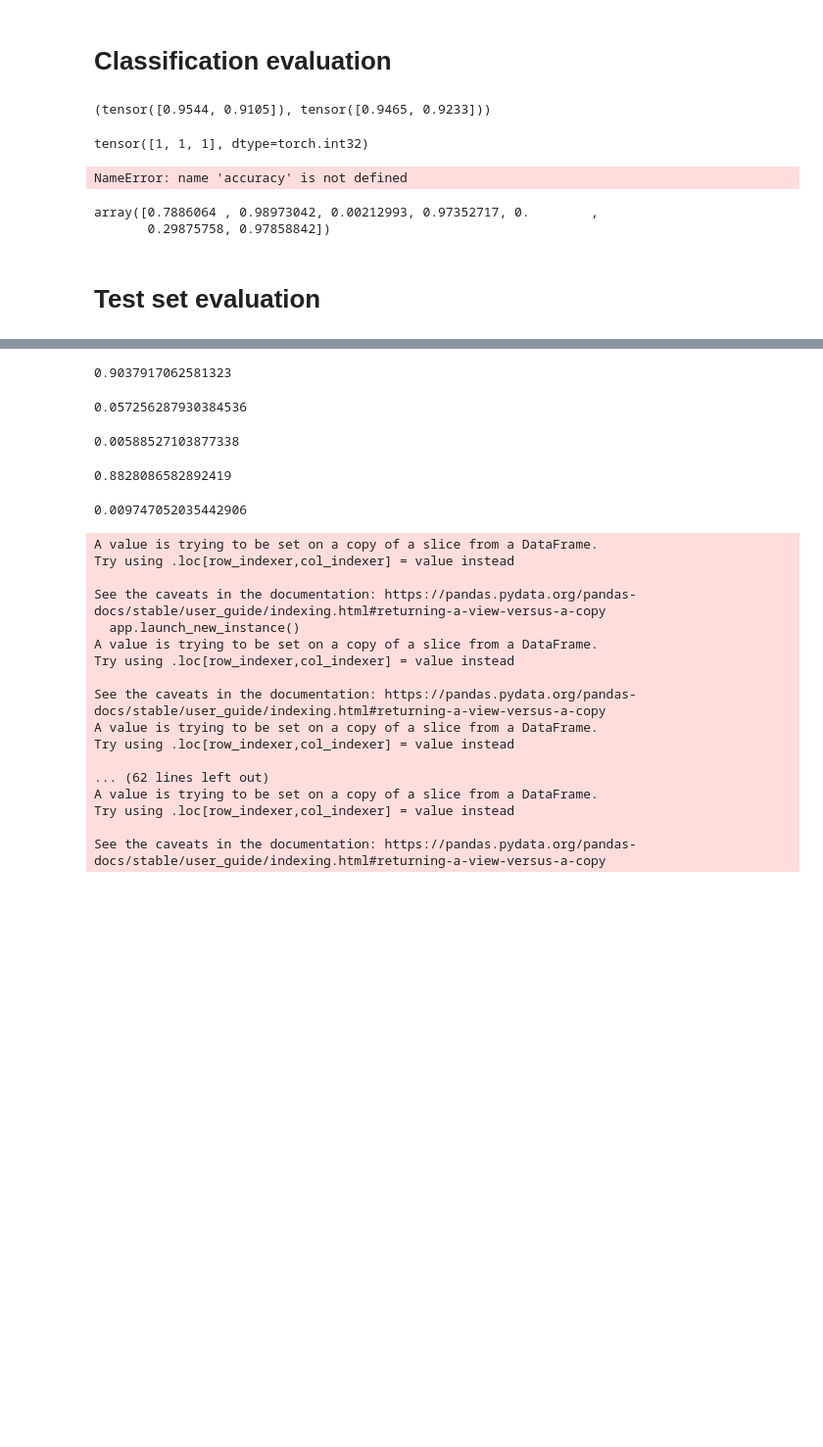
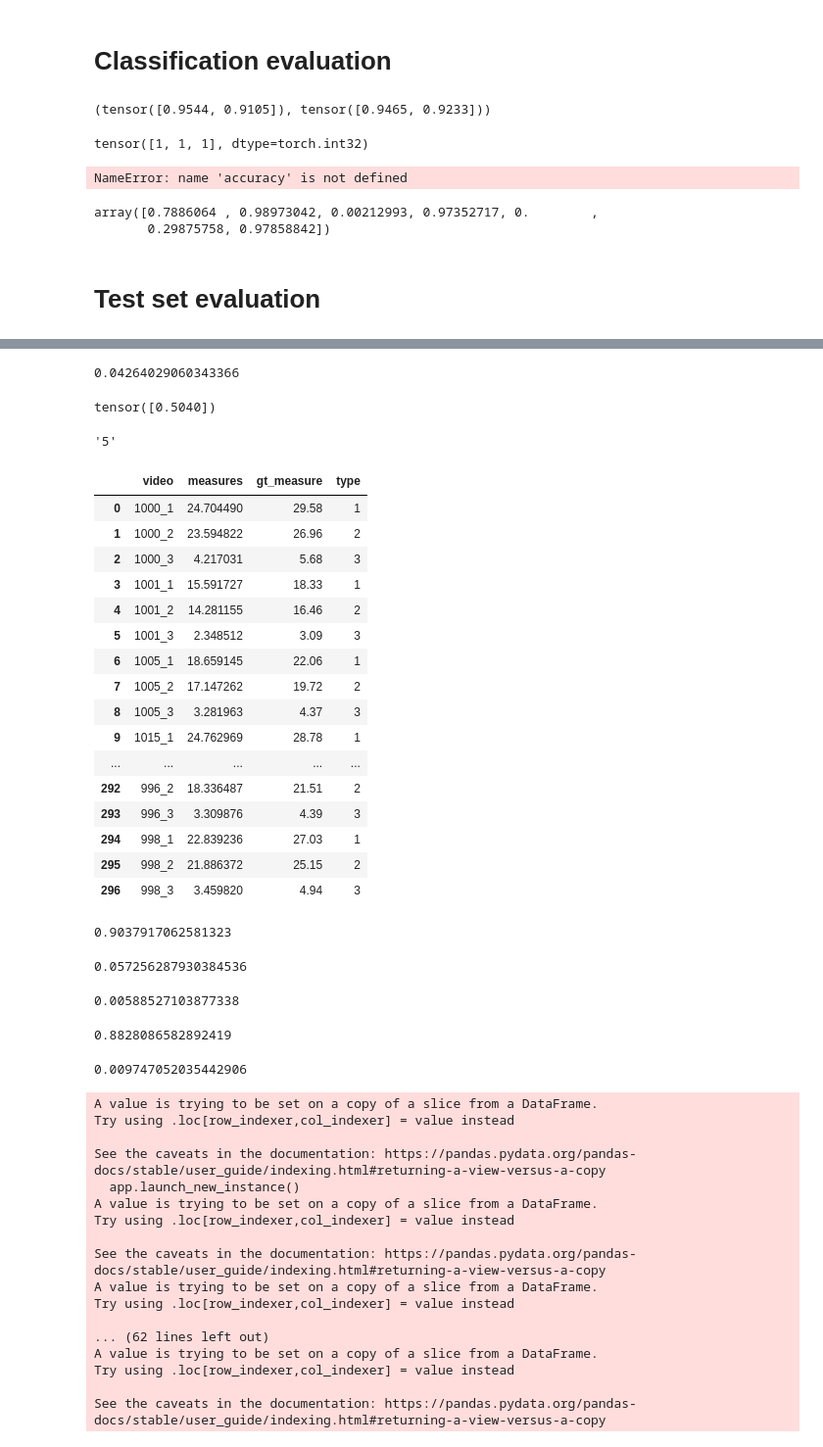
Before and after one commit to karolpustelnik/Fetal-RL, a Jupyter notebook: data_preparation/test_data/val_set_metrics.ipynb, the cells around one changed output, grey strips where cells are left out. Shown: that part at 98% size. Cells and saved outputs as stored; diff of their text form; code cells hidden in the pictures; blank space fills up the shorter version.

```diff
--- a/data_preparation/test_data/val_set_metrics.ipynb
+++ b/data_preparation/test_data/val_set_metrics.ipynb
@@ -264,0 +320,4 @@ import pingouin as pg
+# %%
+data_merged = pd.merge(gt_data_filtered, efw_pred, left_on='ID', right_on='ID', how='left')
+# %%
+data_merged = data_merged.dropna()
@@ -264,0 +328,2 @@ import pingouin as pg
+# %%
+results_reg = pd.read_csv('/data/kpusteln/Fetal-RL/data_preparation/test_data/results_reg_kfa_new_detector.csv')
@@ -267,7 +352,7 @@ results = []
 measures_all = pd.DataFrame()
 mape_list = []
 for name in ['kasia', 'kinga', 'natalia', 'paula', 'robert', 'tomasz']:
-    results_reg = pd.read_csv('/data/kpusteln/Fetal-RL/data_preparation/test_data/results_reg_baseline.csv')
+    results_reg = pd.read_csv('/data/kpusteln/Fetal-RL/data_preparation/test_data/results_reg_kfa_new_detector.csv')
     gt_data = pd.read_csv(f'/data/kpusteln/Fetal-RL/data_preparation/test_data/{name}_biometry.csv')
     gt_data['HC'] = gt_data['HC'].str.replace(',', '.').astype(float)
     gt_data['BPD'] = gt_data['BPD'].str.replace(',', '.').astype(float)
@@ -450,0 +536,4 @@ MAE 0.6583137764609863
+# %%
+np.mean(mape_list)
+# %% [output]
+0.04264029060343366
@@ -451,3 +542,31 @@ MAE 0.6583137764609863
+# %%
+output[:, 5]
+# %% [output]
+tensor([0.5040])
+# %%
+video.split('_')[1]
+# %% [output]
+'5'
+# %%
+data_merged_grouped
+# %% [output]
+|  | video | measures | gt_measure | type |
+| 0 | 1000_1 | 24.704490 | 29.58 | 1 |
+| 1 | 1000_2 | 23.594822 | 26.96 | 2 |
+| 2 | 1000_3 | 4.217031 | 5.68 | 3 |
+| 3 | 1001_1 | 15.591727 | 18.33 | 1 |
+| 4 | 1001_2 | 14.281155 | 16.46 | 2 |
+| 5 | 1001_3 | 2.348512 | 3.09 | 3 |
+| 6 | 1005_1 | 18.659145 | 22.06 | 1 |
+| 7 | 1005_2 | 17.147262 | 19.72 | 2 |
+| 8 | 1005_3 | 3.281963 | 4.37 | 3 |
+| 9 | 1015_1 | 24.762969 | 28.78 | 1 |
+| ... | ... | ... | ... | ... |
+| 292 | 996_2 | 18.336487 | 21.51 | 2 |
+| 293 | 996_3 | 3.309876 | 4.39 | 3 |
+| 294 | 998_1 | 22.839236 | 27.03 | 1 |
+| 295 | 998_2 | 21.886372 | 25.15 | 2 |
+| 296 | 998_3 | 3.459820 | 4.94 | 3 |
 # %%
 np.mean(results)
 # %% [output]
```
Also changed, not shown: parts of 28 cells of this notebook, 16 other files.
